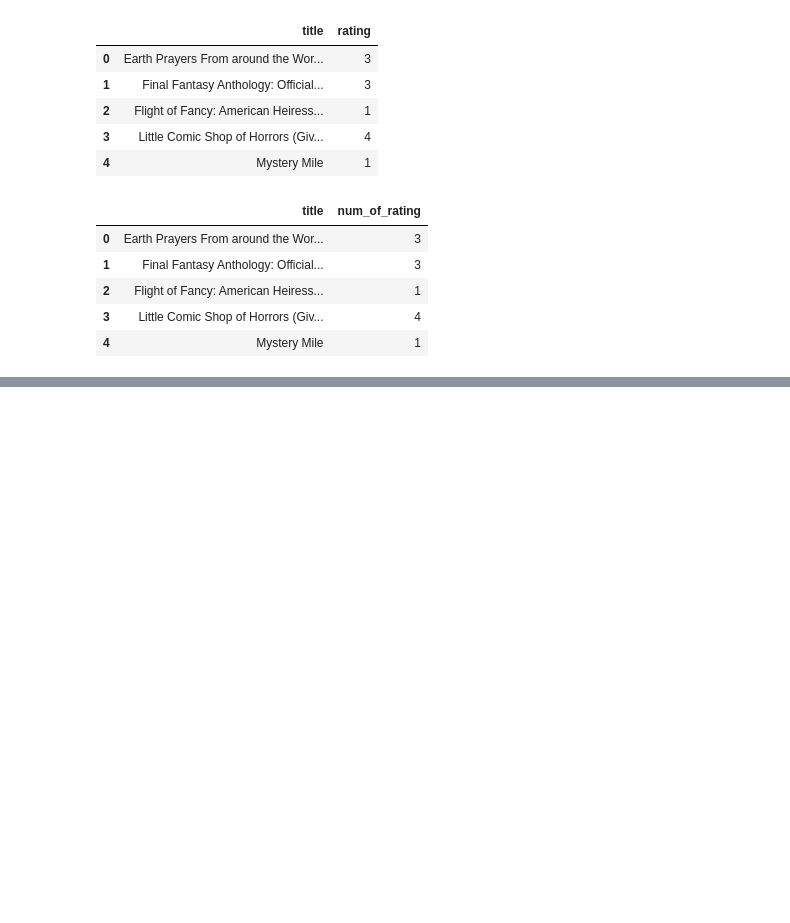
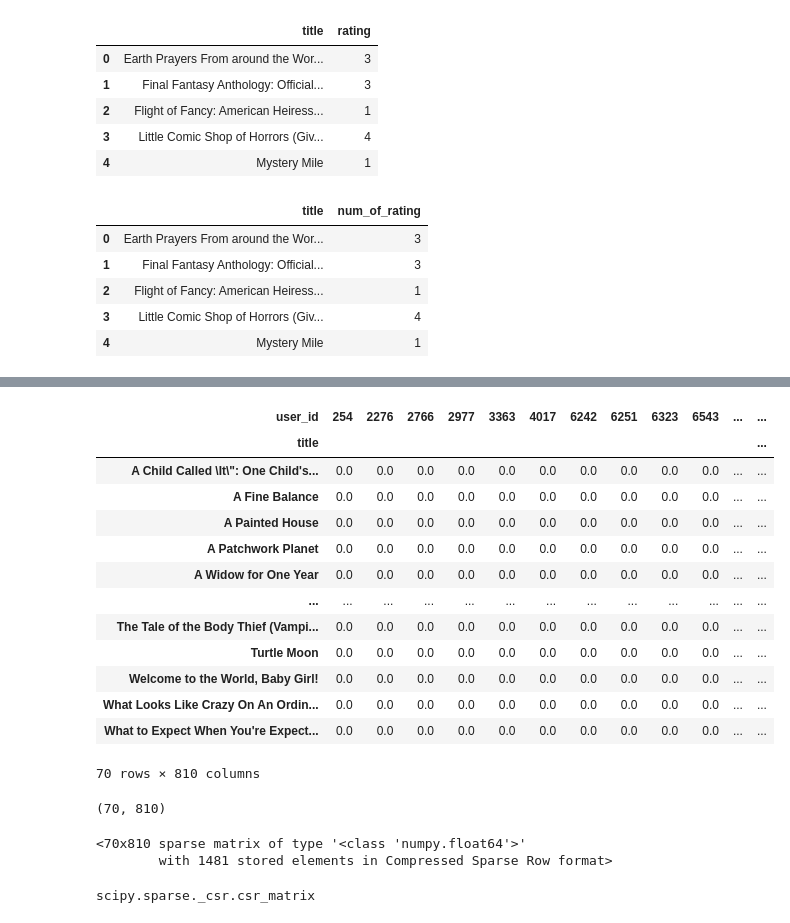
Before and after one commit to shivampatil98/End-to-End-Recommendation-system, a Jupyter notebook: NOTEBOOK/research.ipynb, the cells around one changed output, grey strips where cells are left out. Drawn from its saved outputs; the diff is of its cells as text; code cells hidden in the pictures; blank space fills up the shorter version.

```diff
--- a/NOTEBOOK/research.ipynb
+++ b/NOTEBOOK/research.ipynb
@@ -219,0 +272,22 @@ final_rating.head()
+# %%
+book_pivot.fillna(0, inplace=True)
+book_pivot
+# %% [output]
+| user_id | 254 | 2276 | 2766 | 2977 | 3363 | 4017 | 6242 | 6251 | 6323 | 6543 | ... | ... |
+| title |  |  |  |  |  |  |  |  |  |  |  | ... |
+| A Child Called \It\": One Child's... | 0.0 | 0.0 | 0.0 | 0.0 | 0.0 | 0.0 | 0.0 | 0.0 | 0.0 | 0.0 | ... | ... |
+| A Fine Balance | 0.0 | 0.0 | 0.0 | 0.0 | 0.0 | 0.0 | 0.0 | 0.0 | 0.0 | 0.0 | ... | ... |
+| A Painted House | 0.0 | 0.0 | 0.0 | 0.0 | 0.0 | 0.0 | 0.0 | 0.0 | 0.0 | 0.0 | ... | ... |
+| A Patchwork Planet | 0.0 | 0.0 | 0.0 | 0.0 | 0.0 | 0.0 | 0.0 | 0.0 | 0.0 | 0.0 | ... | ... |
+| A Widow for One Year | 0.0 | 0.0 | 0.0 | 0.0 | 0.0 | 0.0 | 0.0 | 0.0 | 0.0 | 0.0 | ... | ... |
+| ... | ... | ... | ... | ... | ... | ... | ... | ... | ... | ... | ... | ... |
+| The Tale of the Body Thief (Vampi... | 0.0 | 0.0 | 0.0 | 0.0 | 0.0 | 0.0 | 0.0 | 0.0 | 0.0 | 0.0 | ... | ... |
+| Turtle Moon | 0.0 | 0.0 | 0.0 | 0.0 | 0.0 | 0.0 | 0.0 | 0.0 | 0.0 | 0.0 | ... | ... |
+| Welcome to the World, Baby Girl! | 0.0 | 0.0 | 0.0 | 0.0 | 0.0 | 0.0 | 0.0 | 0.0 | 0.0 | 0.0 | ... | ... |
+| What Looks Like Crazy On An Ordin... | 0.0 | 0.0 | 0.0 | 0.0 | 0.0 | 0.0 | 0.0 | 0.0 | 0.0 | 0.0 | ... | ... |
+| What to Expect When You're Expect... | 0.0 | 0.0 | 0.0 | 0.0 | 0.0 | 0.0 | 0.0 | 0.0 | 0.0 | 0.0 | ... | ... |
+70 rows × 810 columns
+# %%
+book_pivot.shape
+# %% [output]
+(70, 810)
@@ -219,0 +296,10 @@ final_rating.head()
+# %%
+book_sparse = csr_matrix(book_pivot.values)
+book_sparse
+# %% [output]
+<70x810 sparse matrix of type '<class 'numpy.float64'>'
+        with 1481 stored elements in Compressed Sparse Row format>
+# %%
+type(book_sparse)
+# %% [output]
+scipy.sparse._csr.csr_matrix
```
Also changed, not shown: parts of 26 cells of this notebook, 7 other files.
